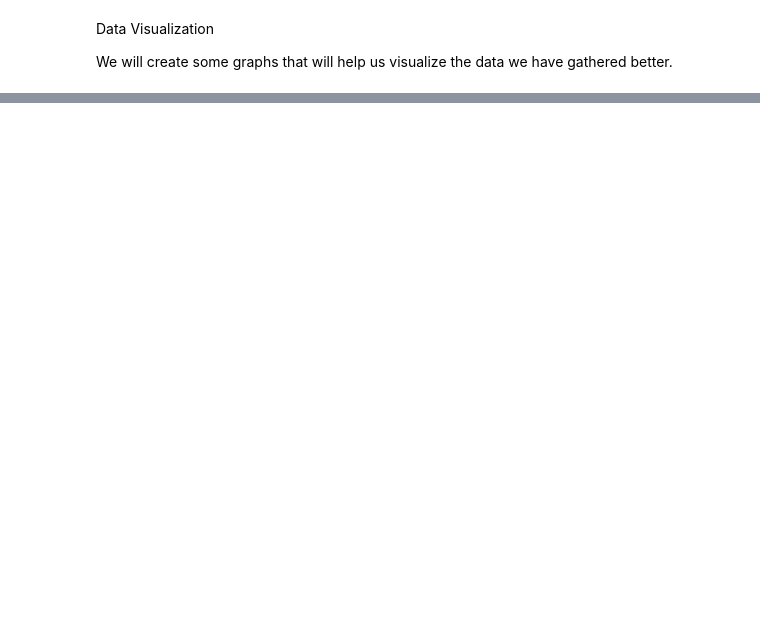
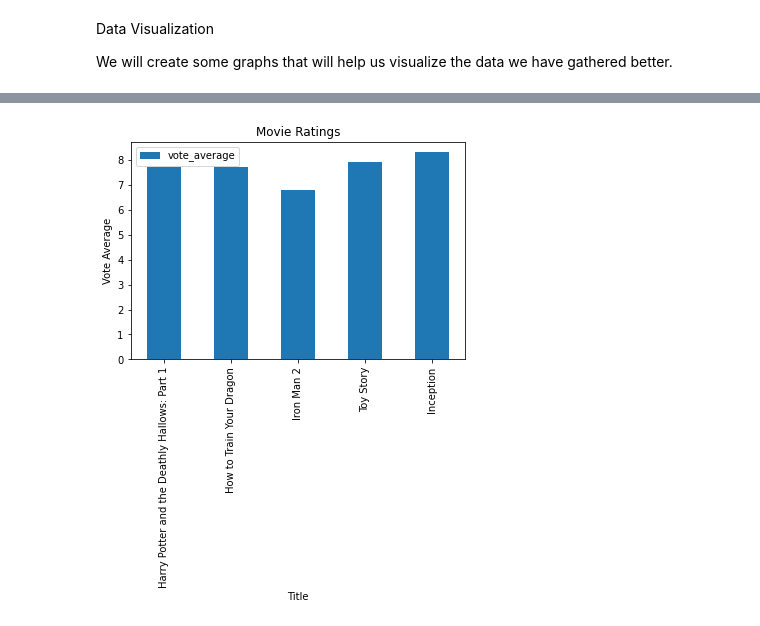
Before and after one commit to KeruboJ/dsc-phase-1-project-v2-4, a Jupyter notebook: student.ipynb, the cells around one changed output, grey strips where cells are left out. Saved outputs shown, nothing was run; the diff lists cells and outputs as text; code cells hidden in the pictures; blank space fills up the shorter version.

```diff
--- a/student.ipynb
+++ b/student.ipynb
@@ -689,0 +821,23 @@ We will create some graphs that will help us visualize the data we have gathered
+# %%
+import pandas as pd
+import matplotlib.pyplot as plt
+
+# Create a data frame
+data = {
+    'title': ['Harry Potter and the Deathly Hallows: Part 1', 'How to Train Your Dragon', 'Iron Man 2', 'Toy Story', 'Inception'],
+    'vote_average': [7.7, 7.7, 6.8, 7.9, 8.3]
+}
+df = pd.DataFrame(data)
+
+# Create a bar plot
+df.plot(kind='bar', x='title', y='vote_average')
+
+# Set the plot title and axis labels
+plt.title('Movie Ratings')
+plt.xlabel('Title')
+plt.ylabel('Vote Average')
+
+# Show the plot
+plt.show()
+# %% [output]
+[figure, added]
```
Also changed, not shown: parts of 16 cells of this notebook.
